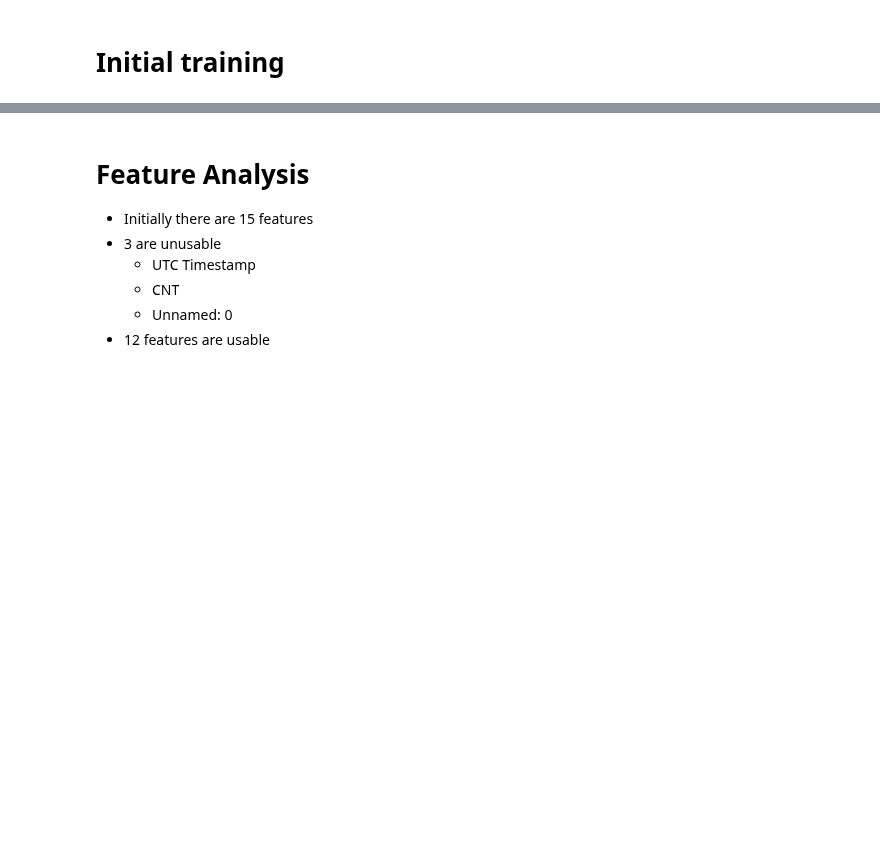
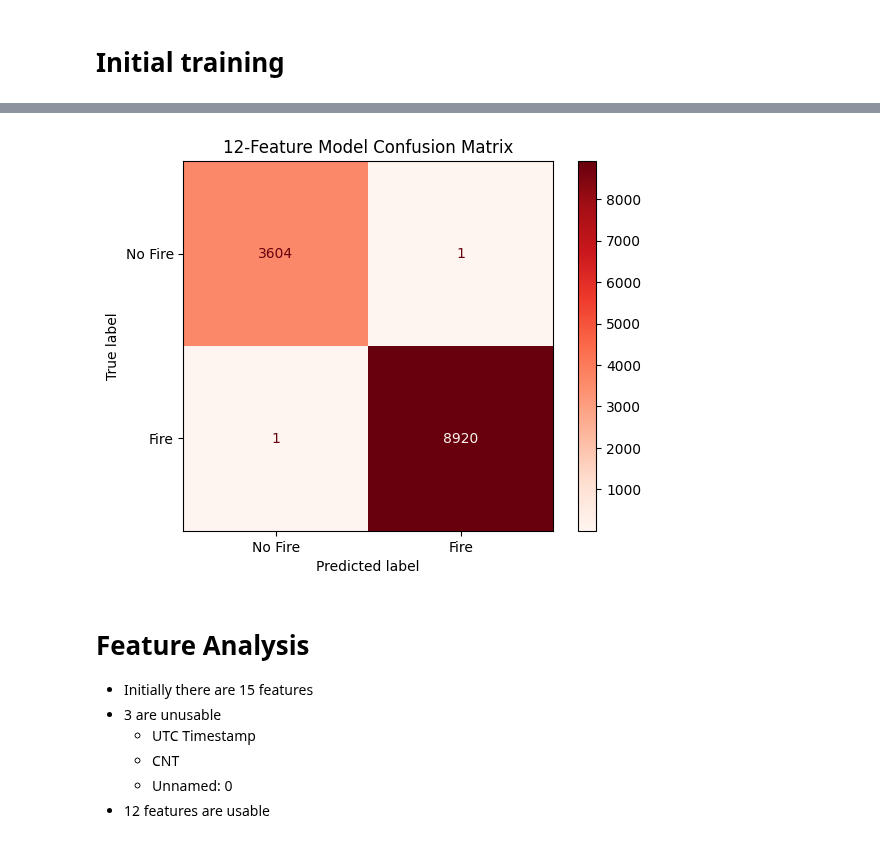
Before and after one commit to jaskinkabir/Intro_ML_Project, a Jupyter notebook: Proj.ipynb, the cells around one changed output, grey strips where cells are left out. Saved outputs shown, nothing was run; the diff lists cells and outputs as text; code cells hidden in the pictures; blank space fills up the shorter version.

```diff
--- a/Proj.ipynb
+++ b/Proj.ipynb
@@ -80,3 +81,7 @@ weighted avg       1.00      1.00      1.00     12526
+# %%
+full_model.plot_confusion_matrix("12-Feature Model Confusion Matrix")
+# %% [output]
+[figure, added]
 # %% [markdown]
 # Feature Analysis
 - Initially there are 15 features
```
Also changed, not shown: parts of 12 cells of this notebook, 1 other file.
